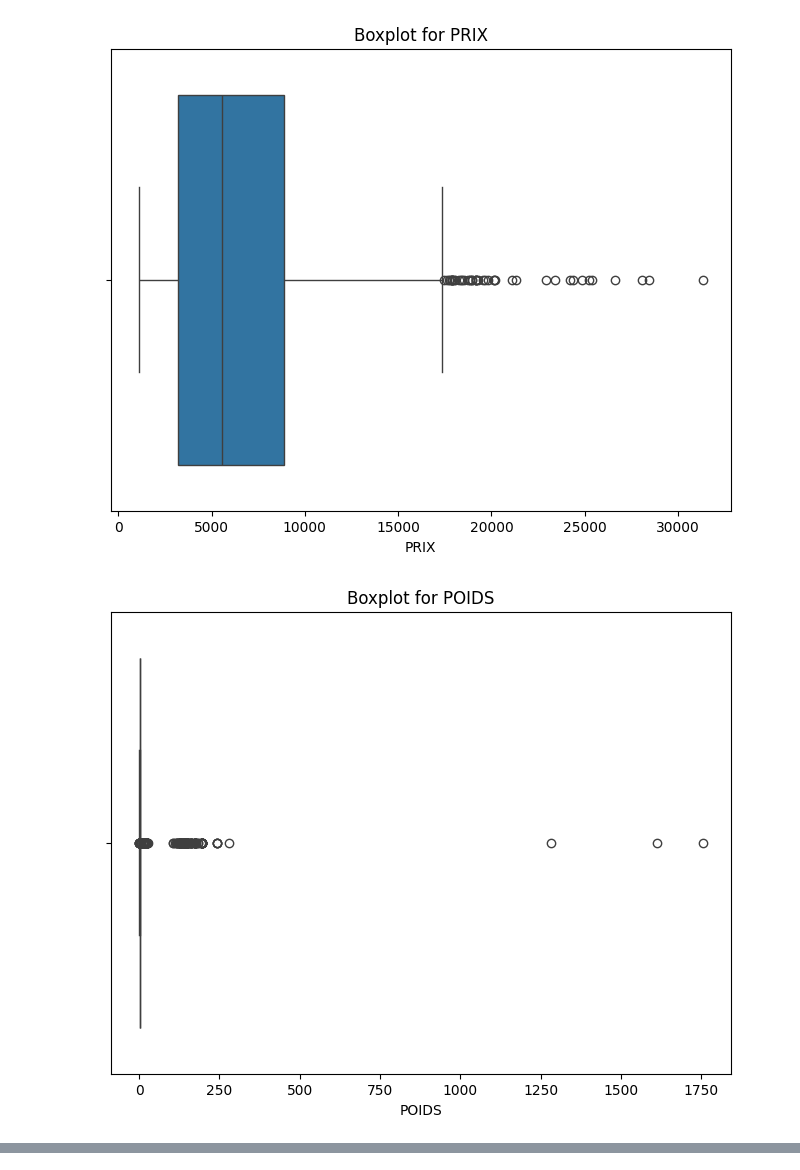
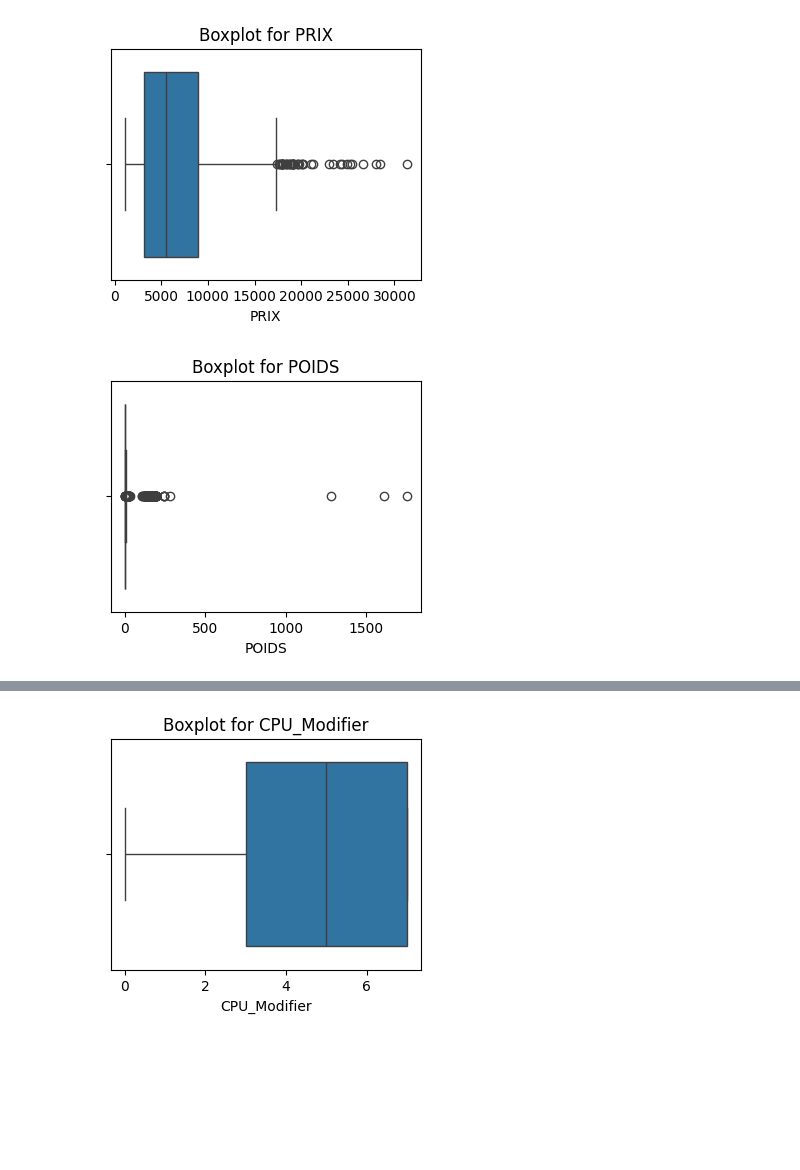
Before and after one commit to lokmane101/laptop-price-prediction, a Jupyter notebook: Preprocessing.ipynb, the cells around one changed output, grey strips where cells are left out. Saved outputs shown, nothing was run; the diff lists cells and outputs as text; code cells hidden in the pictures; blank space fills up the shorter version.

```diff
--- a/Preprocessing.ipynb
+++ b/Preprocessing.ipynb
@@ -14,15 +23,14 @@ df.head()
 # %%
 import seaborn as sns
 import matplotlib.pyplot as plt
 
-numerical_columns = ['PRIX', 'POIDS', 'RAM','ECRAN']  # Replace with your actual column names
+numerical_columns = ['PRIX', 'POIDS', 'RAM','ECRAN','CPU_Modifier','CPU_Generation','STOCKAGEHDD','STOCKAGESSD','STOCKAGEFlash']
 
-# Create box plots for each numerical column
 for column in numerical_columns:
-    plt.figure(figsize=(8, 6))
+    plt.figure(figsize=(4, 3))
     sns.boxplot(x=df[column])
     plt.title(f'Boxplot for {column}')
     plt.show()
 # %% [output]
-[figure, old version]
+[figure, new version]
-[figure, old version]
+[figure, new version]
@@ -30,0 +39 @@ for column in numerical_columns:
+[figure, added]
```
Also changed, not shown: parts of 62 cells of this notebook, 10 other files.
